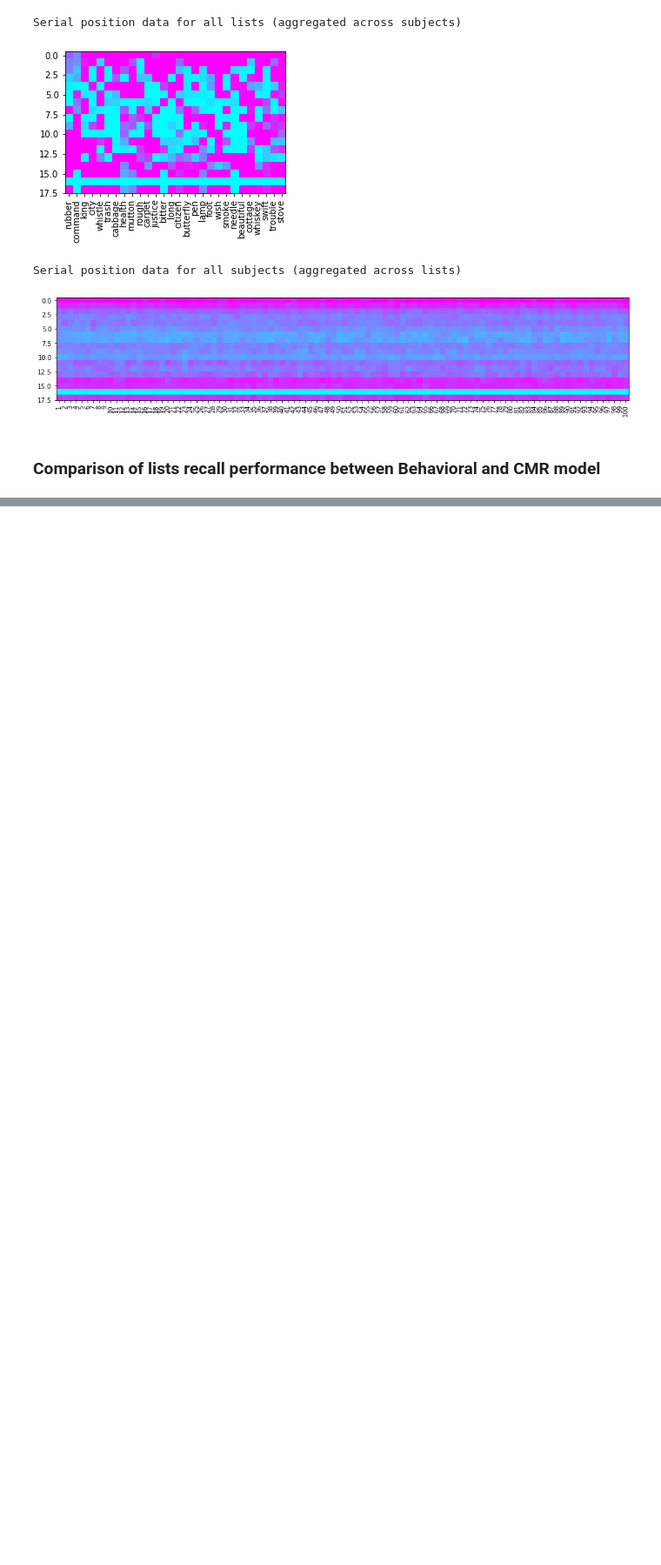
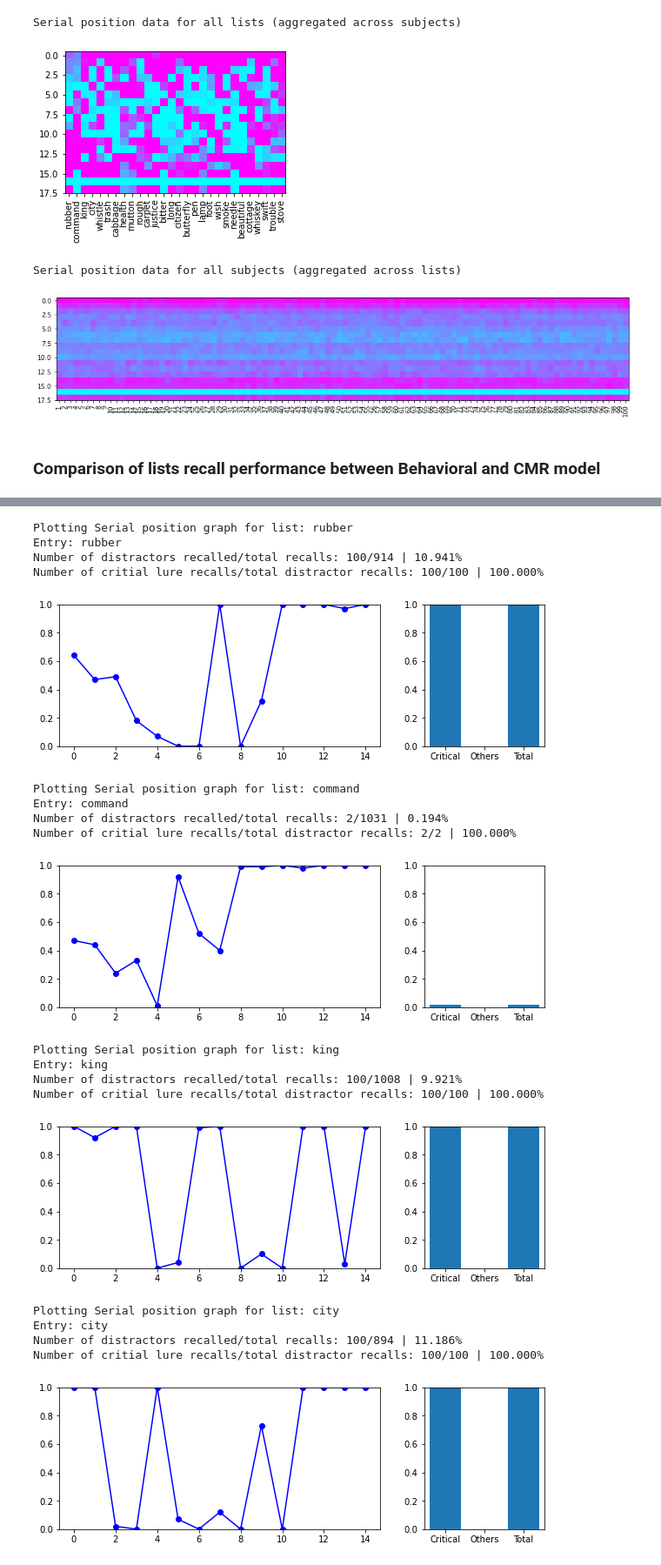
Before and after one commit to devYaoYH/DRM_Analysis, a Jupyter notebook: Data Visualization.ipynb, the cells around one changed output, grey strips where cells are left out. Shown at 87% size. Cells and saved outputs as stored; diff of their text form; code cells hidden in the pictures; blank space fills up the shorter version.

```diff
--- a/Data Visualization.ipynb
+++ b/Data Visualization.ipynb
@@ -490,0 +587,26 @@ List recall performance comparison between CMR (right) and Behvaioral (left)
+# %%
+# Detailed plots for each list
+for w in cmr_list_order:
+    print(f"Plotting Serial position graph for list: {w}")
+    plot_list_recall(get_recall_rate(cmr_list_matrix,w,verbose=True))
+# %% [output]
+Plotting Serial position graph for list: rubber
+Entry: rubber
+Number of distractors recalled/total recalls: 100/914 | 10.941%
+Number of critial lure recalls/total distractor recalls: 100/100 | 100.000%
+[figure, added]
+Plotting Serial position graph for list: command
+Entry: command
+Number of distractors recalled/total recalls: 2/1031 | 0.194%
+Number of critial lure recalls/total distractor recalls: 2/2 | 100.000%
+[figure, added]
+Plotting Serial position graph for list: king
+Entry: king
+Number of distractors recalled/total recalls: 100/1008 | 9.921%
+Number of critial lure recalls/total distractor recalls: 100/100 | 100.000%
+[figure, added]
+Plotting Serial position graph for list: city
+Entry: city
+Number of distractors recalled/total recalls: 100/894 | 11.186%
+Number of critial lure recalls/total distractor recalls: 100/100 | 100.000%
+[figure, added]
```
Also changed, not shown: parts of 29 cells of this notebook, 13 other files.
